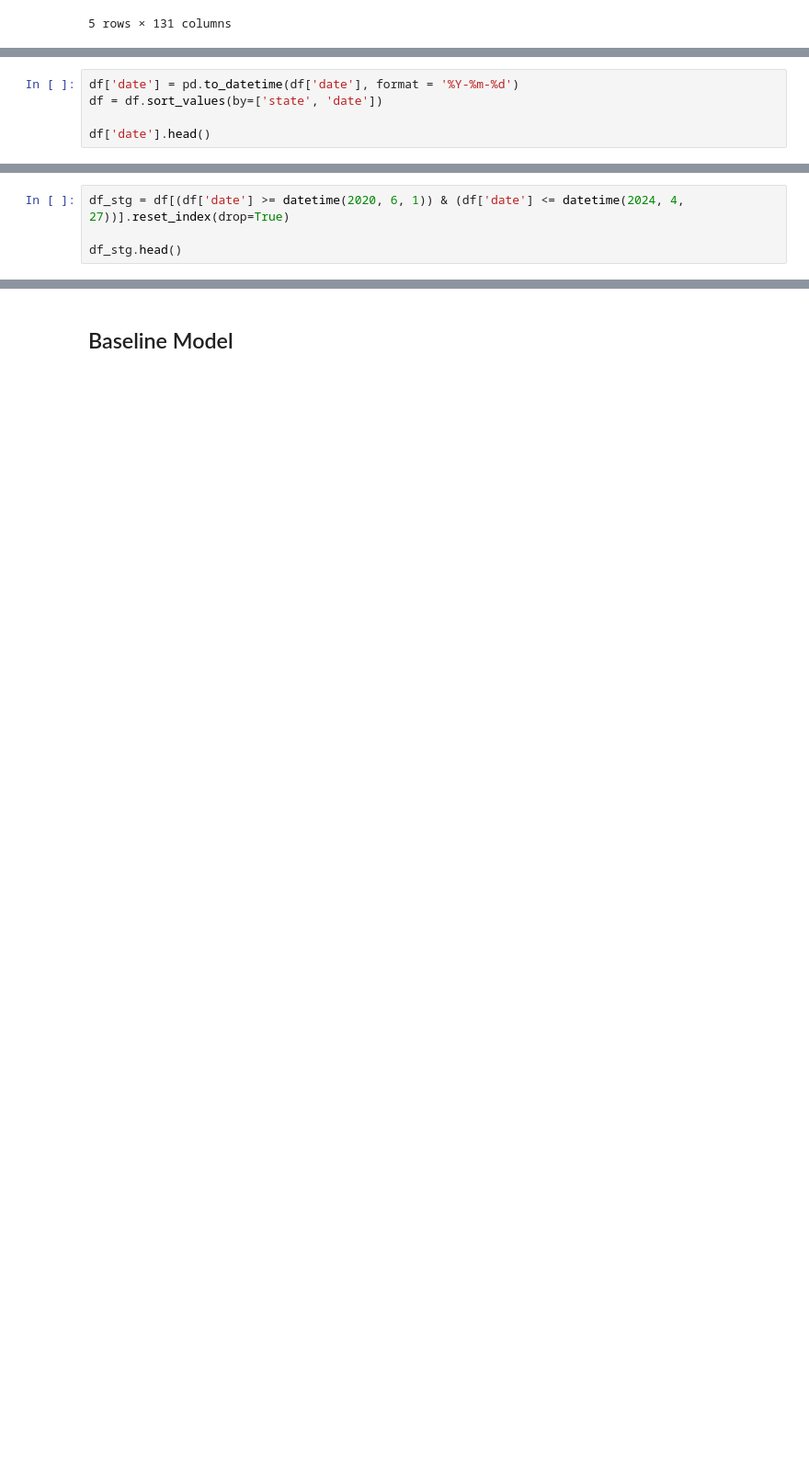
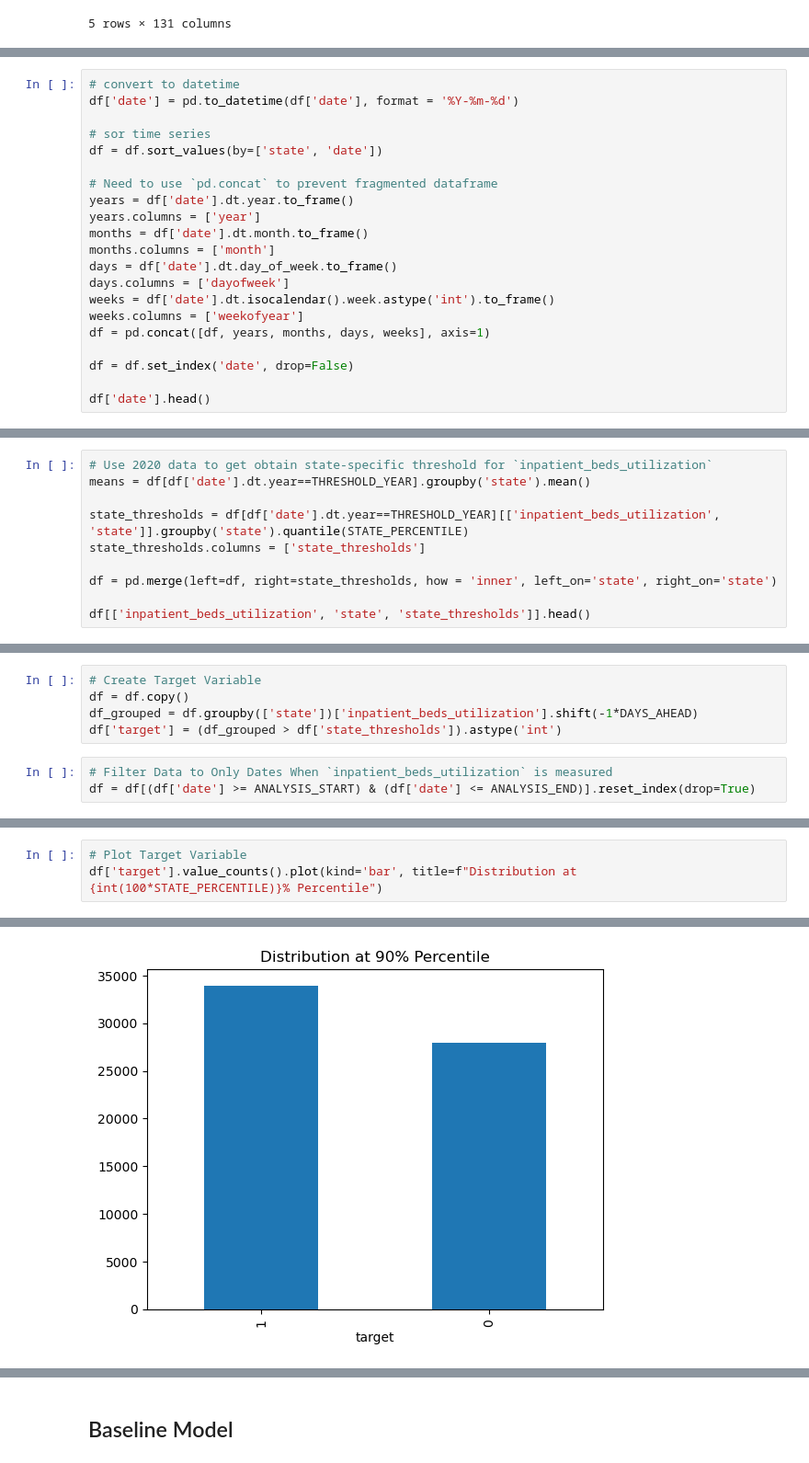
Before and after one commit to j-hendricks/covid-cases-exploration, a Jupyter notebook: prediction.ipynb, the cells around one changed output, grey strips where cells are left out. Shown at 92% size. Drawn from its saved outputs; the diff is of its cells as text; blank space fills up the shorter version.

```diff
--- a/prediction.ipynb
+++ b/prediction.ipynb
@@ -24,6 +42,22 @@ df.head()
 # %%
+# convert to datetime
 df['date'] = pd.to_datetime(df['date'], format = '%Y-%m-%d')
+
+# sor time series
 df = df.sort_values(by=['state', 'date'])
 
+# Need to use `pd.concat` to prevent fragmented dataframe
+years = df['date'].dt.year.to_frame()
+years.columns = ['year']
+months = df['date'].dt.month.to_frame()
+months.columns = ['month']
+days = df['date'].dt.day_of_week.to_frame()
+days.columns = ['dayofweek']
+weeks = df['date'].dt.isocalendar().week.astype('int').to_frame()
+weeks.columns = ['weekofyear']
+df = pd.concat([df, years, months, days, weeks], axis=1)
+
+df = df.set_index('date', drop=False)
+
 df['date'].head()
 # %% [output]
@@ -35 +70,11 @@ df['date'].head()
 Name: date, dtype: datetime64[us]
+# %%
+# Use 2020 data to get obtain state-specific threshold for `inpatient_beds_utilization`
+means = df[df['date'].dt.year==THRESHOLD_YEAR].groupby('state').mean()
+
+state_thresholds = df[df['date'].dt.year==THRESHOLD_YEAR][['inpatient_beds_utilization', 'state']].groupby('state').quantile(STATE_PERCENTILE)
+state_thresholds.columns = ['state_thresholds']
+
+df = pd.merge(left=df, right=state_thresholds, how = 'inner', left_on='state', right_on='state')
+
+df[['inpatient_beds_utilization', 'state', 'state_thresholds']].head()
@@ -36,4 +88,8 @@ Name: date, dtype: datetime64[us]
+# %%
+# Create Target Variable
+df = df.copy()
+df_grouped = df.groupby(['state'])['inpatient_beds_utilization'].shift(-1*DAYS_AHEAD)
+df['target'] = (df_grouped > df['state_thresholds']).astype('int')
 # %%
-df_stg = df[(df['date'] >= datetime(2020, 6, 1)) & (df['date'] <= datetime(2024, 4, 27))].reset_index(drop=True)
-
-df_stg.head()
+# Filter Data to Only Dates When `inpatient_beds_utilization` is measured
+df = df[(df['date'] >= ANALYSIS_START) & (df['date'] <= ANALYSIS_END)].reset_index(drop=True)
@@ -136,0 +96,4 @@ df_mart.head()
+# %%
+# Plot Target Variable
+df['target'].value_counts().plot(kind='bar', title=f"Distribution at {int(100*STATE_PERCENTILE)}% Percentile")
+# %% [output]
@@ -136,0 +101 @@ df_mart.head()
+[figure, added]
```
Also changed, not shown: parts of 36 cells of this notebook.
